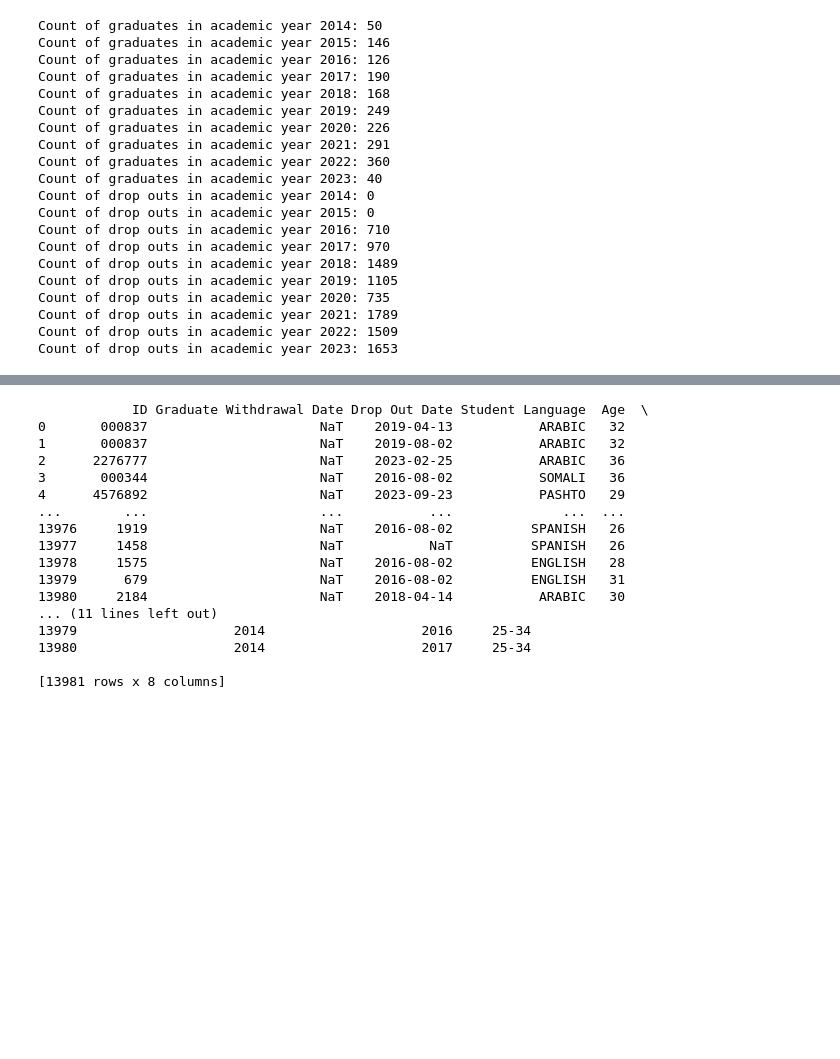
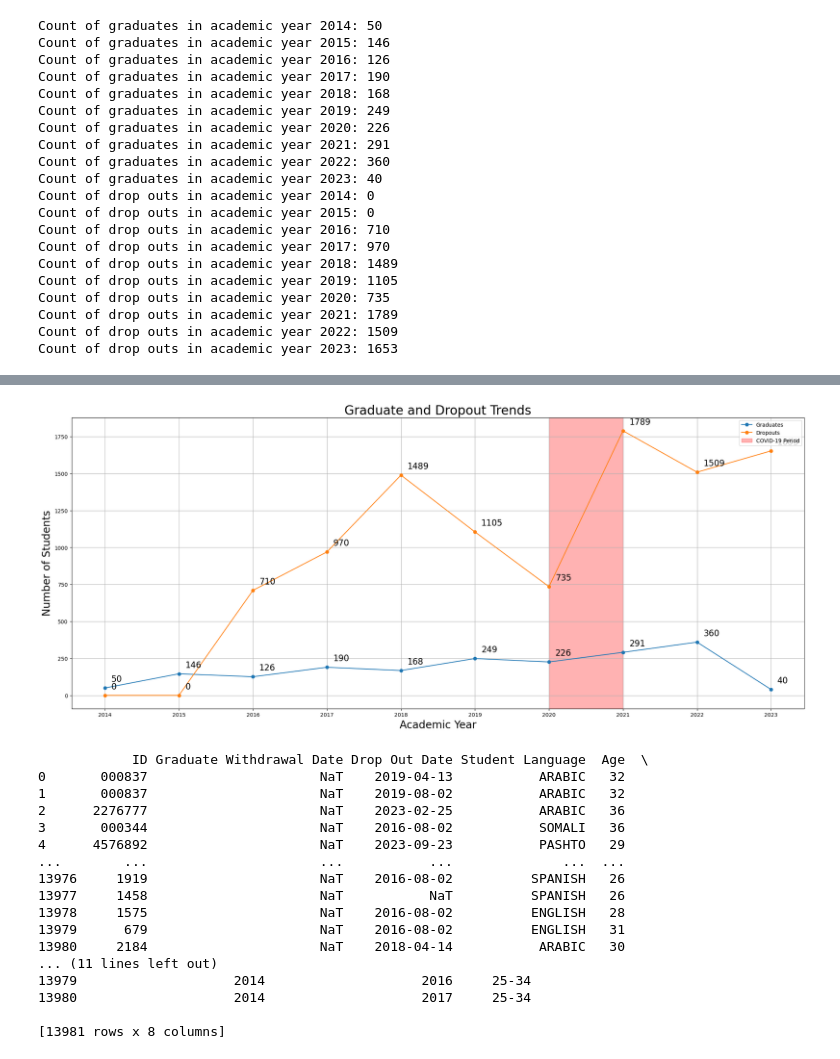
Before and after one commit to trjb17/project-1, a Jupyter notebook: Trend_Line.ipynb, the cells around one changed output, grey strips where cells are left out. Cells and saved outputs as stored; diff of their text form; code cells hidden in the pictures; blank space fills up the shorter version.

```diff
--- a/Trend_Line.ipynb
+++ b/Trend_Line.ipynb
@@ -404,3 +404,54 @@ plt.show()
+# %%
+# Extract the academic years and counts of graduates
+academic_years_grad = list(grad_count.keys())
+graduate_counts = list(grad_count.values())
+
+# Extract the academic years and counts of dropouts
+academic_years_drop = list(drop_out_count.keys())
+drop_out_counts = list(drop_out_count.values())
+
+# Create a figure and axis object
+fig, ax = plt.subplots(figsize=(25, 10))
+
+# Plot the trend of graduates
+ax.plot(academic_years_grad, graduate_counts, marker='o', linestyle='-', label='Graduates')
+
+# Plot the trend of dropouts
+ax.plot(academic_years_drop, drop_out_counts, marker='o', linestyle='-', label='Dropouts')
+
+# Set x-axis ticks to show every year
+all_years = np.arange(min(min(academic_years_grad, academic_years_drop)), max(max(academic_years_grad, academic_years_drop)) + 1)
+ax.set_xticks(all_years)
+
+# Annotate each point with its corresponding count for graduates
+for year, count in zip(academic_years_grad, graduate_counts):
+    ax.annotate(f'{count}', xy=(year, count), xytext=(12, 12), textcoords='offset points', fontsize=16)
+
+# Annotate each point with its corresponding count for dropouts
+for year, count in zip(academic_years_drop, drop_out_counts):
+    ax.annotate(f'{count}', xy=(year, count), xytext=(12, 12), textcoords='offset points', fontsize=16)
+
+# Add shaded region for COVID-19 period (March 2020 to March 2021)
+ax.axvspan(2020, 2021, color='red', alpha=0.3, label='COVID-19 Period')
+
+# Add labels and title
+ax.set_xlabel('Academic Year', fontsize=20)
+ax.set_ylabel('Number of Students', fontsize=20)
+ax.set_title('Graduate and Dropout Trends', fontsize=24)
+
+# Show grid
+ax.grid(True)
+
+# Add legend
+ax.legend()
+
+# Save the plot as a PNG file
+plt.savefig('graduate_dropout_trend.png')
+
+# Show plot
+plt.show()
+# %% [output]
+[figure, added]
 # %%
 # Assuming academic years start in August and end in July
 academic_year_start = pd.date_range(start="2014-08-01", end="2024-07-31", freq="AS-AUG")
```
Also changed, not shown: parts of 2 cells of this notebook, 7 other files.
